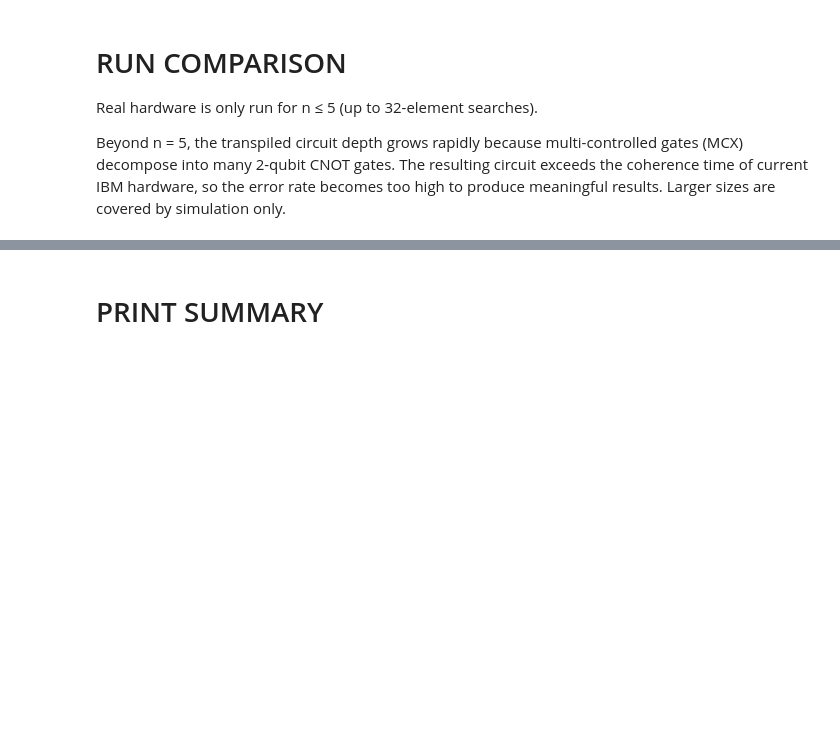
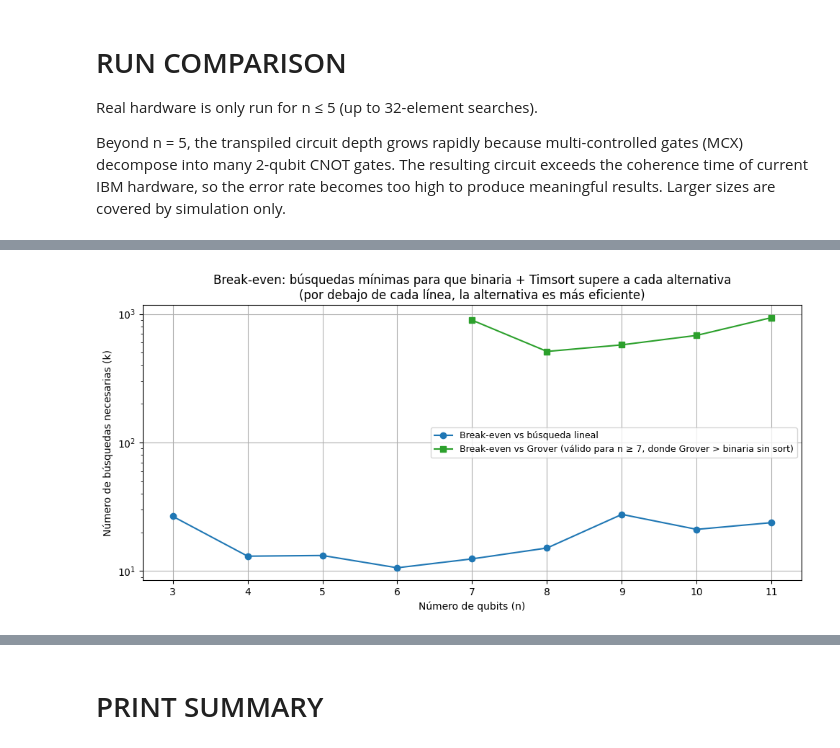
Before and after one commit to peri21/CC-QC-Comparison, a Jupyter notebook: cryptography/brute_force/real_grover_comparison.ipynb, the cells around one changed output, grey strips where cells are left out. Cells and saved outputs as stored; diff of their text form; code cells hidden in the pictures; blank space fills up the shorter version.

```diff
--- a/cryptography/brute_force/real_grover_comparison.ipynb
+++ b/cryptography/brute_force/real_grover_comparison.ipynb
@@ -316,0 +329,41 @@ plt.show()
+# %%
+# Break-even formula:
+#   sort + k * log2(N)  =  k * cost_per_query
+#   k = sort_cost / (cost_per_query - log2(N))   where sort_cost = N * log2(N)
+#
+# Break-even vs Grover solo existe para n >= 7, donde Grover empieza a necesitar
+# más iteraciones que consultas hace la búsqueda binaria sin sort.
+
+breakeven_vs_linear = []
+breakeven_vs_grover = []
+
+for i in range(len(results['n_qubits'])):
+    N           = results['N'][i]
+    log2N       = np.log2(N)
+    sort_cost   = N * log2N
+    grover_cost = results['grover_iters'][i]
+    linear_cost = results['linear_queries'][i]
+
+    denom_lin = linear_cost - log2N
+    breakeven_vs_linear.append(sort_cost / denom_lin if denom_lin > 0 else np.nan)
+
+    denom_gro = grover_cost - log2N
+    breakeven_vs_grover.append(sort_cost / denom_gro if denom_gro > 0 else np.nan)
+
+plt.figure(figsize=(10, 5))
+plt.plot(results['n_qubits'], breakeven_vs_linear, 'o-', color='tab:blue',
+         label='Break-even vs búsqueda lineal')
+plt.plot(results['n_qubits'], breakeven_vs_grover, 's-', color='tab:green',
+         label='Break-even vs Grover (válido para n ≥ 7, donde Grover > binaria sin sort)')
+
+plt.xlabel('Número de qubits (n)')
+plt.ylabel('Número de búsquedas necesarias (k)')
+plt.title('Break-even: búsquedas mínimas para que binaria + Timsort supere a cada alternativa\n'
+          '(por debajo de cada línea, la alternativa es más eficiente)')
+plt.yscale('log')
+plt.legend(fontsize=9)
+plt.grid(True)
+plt.tight_layout()
+plt.show()
+# %% [output]
+[figure, added]
```
Also changed, not shown: parts of 13 cells of this notebook.
